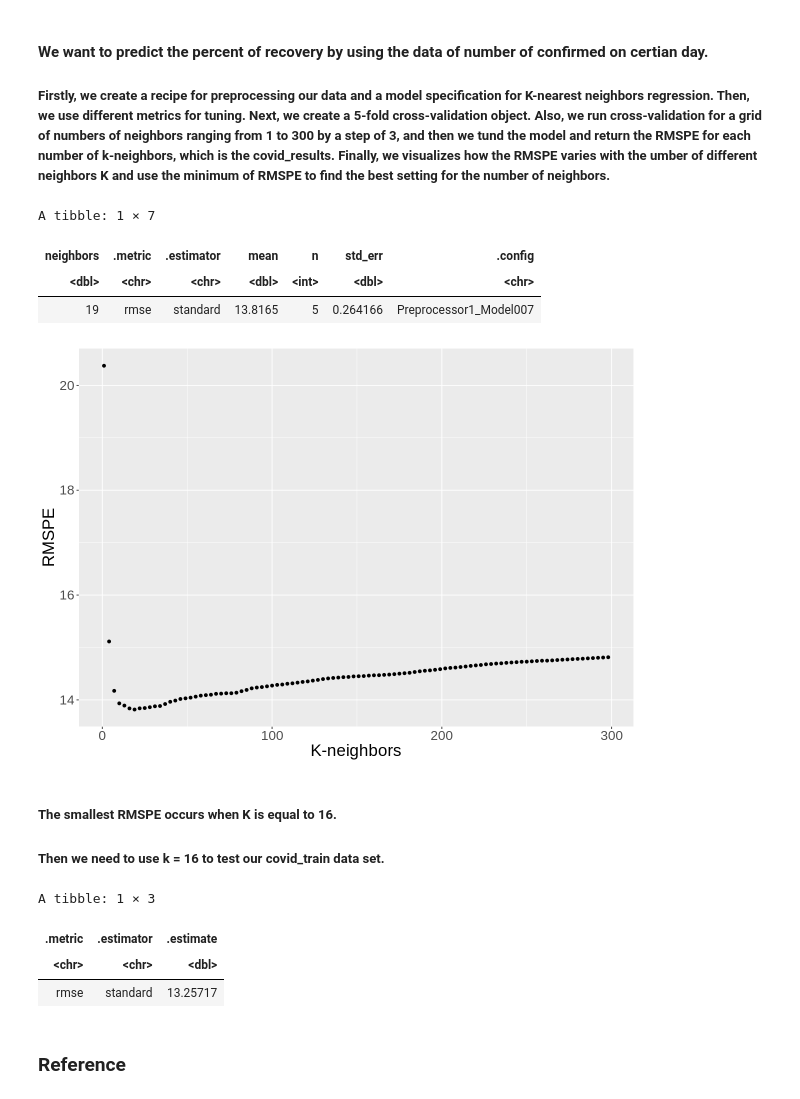
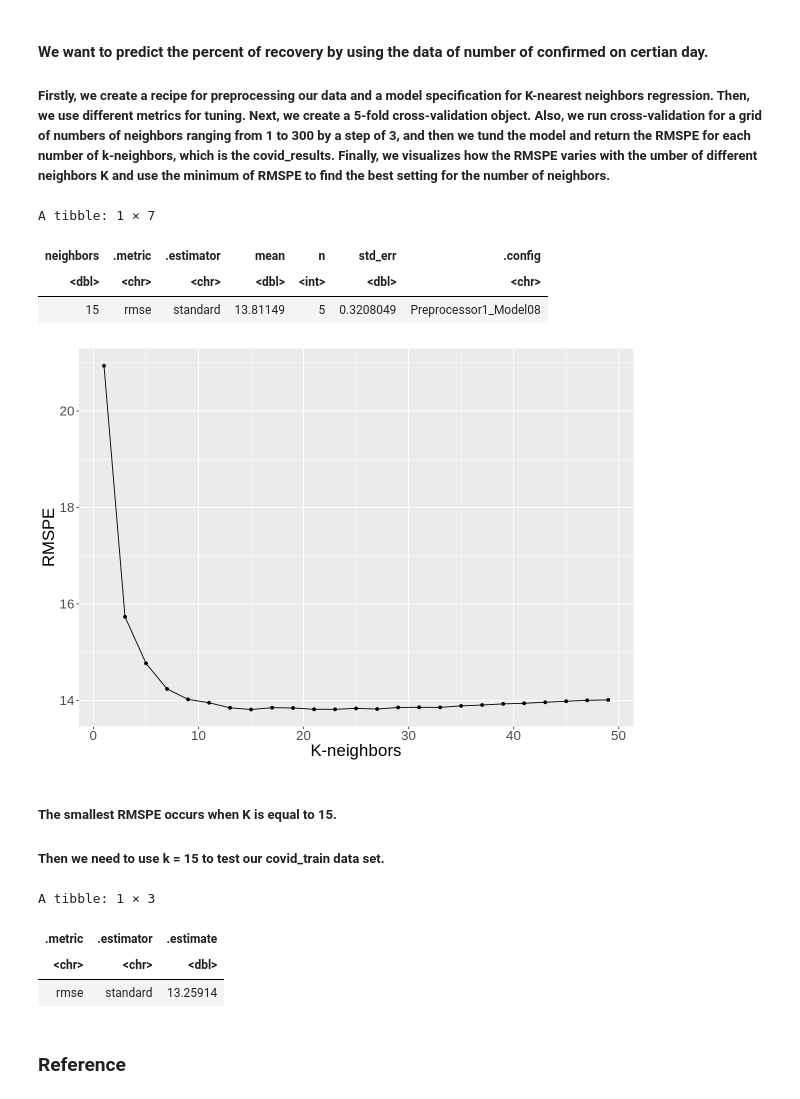
Before and after one commit to mikcblue7/dsci-100-project-group2, a Jupyter notebook: Group-2-Proposal.ipynb, the cells around one changed output. Drawn from its saved outputs; the diff is of its cells as text; code cells hidden in the pictures.

```diff
--- a/Group-2-Proposal.ipynb
+++ b/Group-2-Proposal.ipynb
@@ -137,12 +137,12 @@ A spec_tbl_df: 9762 × 40
 ##### You can see there are totally 40 colomns in our original data set. THERE ARE TOO MANY!
 ##### Next, we tidy our data, keeping only the columns we will use for our model, removing the missing data, and changing all of the data to the correct type by using as.numeric function.
 # %%
-# filtered original data into containing parameters that are needed for training the model. Parameters: province, date, number of confirmed cases, percent of recovered cases
+# filter the original data for parameters that are needed in model training
 filtered_covid <- covid |>
     mutate(province = prname) |>
-    select(province, date, numconf, percentrecover)
+    select(province, numconf, percentrecover)
 
-# Further filtering to remove missing data and inappropriate data
+# further filtering to remove missing data and inappropriate data
 removed_missing_covid <- filtered_covid |>
     filter(province != "Repatriated travellers") |>
     filter(province != "Canada", province != "Yukon",
@@ -150,21 +150,11 @@ removed_missing_covid <- filtered_covid |>
     filter(percentrecover != "NA")|>
     filter(percentrecover != "N/A")
 
-# formatting the percent of recovered cases into numeric values and organize the data by grouping by province
-organized_covid <- removed_missing_covid |>
+# organize the data and group by province
+tidy_covid <- removed_missing_covid |>
     mutate(percentrecover = as.numeric(percentrecover)) |>
     mutate(province = as.factor(province)) |>
     group_by(province)
 
-# splitting the date variable into year, month and day
-# removing variable day because it is not useful enough to capture information such as provincial COVID policies that are adjusted on monthly bases
-split_date_covid <- organized_covid |>
-separate(col = date, into = c("year","month","day"), sep = "-")
-
-tidy_covid <- split_date_covid|>
-    select(- day)|>
-    mutate(year = as.numeric(year))|>
-    mutate(month = as.numeric(month))
-
 tidy_covid
 # %% [output]
@@ -544,45 +543,46 @@ covid_spec_1 <- nearest_neighbor(weight_func = "rectangular",
 
 covid_vfold <- vfold_cv(covid_train, v = 5, strata = percentrecover)
 
 
 covid_wkflw <- workflow() |>
 add_recipe(covid_recipe) |>
 add_model(covid_spec_1)
 
-covid_vals <- tibble(neighbors = seq(from = 1, to = 300, by = 3))
+covid_vals <- tibble(neighbors = seq(from = 1, to = 50, by = 2))
 
 covid_results <- covid_wkflw |>
                 tune_grid(resamples = covid_vfold, grid = covid_vals) |>
                 collect_metrics() |>
                 filter(.metric == "rmse")
 
 options(repr.plot.width=10, repr.plot.height=7)
 
 visualization_for_choosing_k <- covid_results|>
                     ggplot(aes(x = neighbors, y = mean))+
                     geom_point()+
+                    geom_line() +
                     xlab('K-neighbors')+
                     ylab('RMSPE')+
                       theme(text = element_text(size=20))
 visualization_for_choosing_k
 covid_min <- covid_results |>
             filter(mean == min(mean))
 covid_min
 # %% [output]
 A tibble: 1 × 7
 | neighbors | .metric | .estimator | mean | n | std_err | .config |
 | <dbl> | <chr> | <chr> | <dbl> | <int> | <dbl> | <chr> |
-| 19 | rmse | standard | 13.8165 | 5 | 0.264166 | Preprocessor1_Model007 |
+| 15 | rmse | standard | 13.81149 | 5 | 0.3208049 | Preprocessor1_Model08 |
-[figure, old version]
+[figure, new version]
 # %% [markdown]
-##### The smallest RMSPE occurs when K is equal to 16.
-##### Then we need to use k = 16 to test our covid_train data set.
+##### The smallest RMSPE occurs when K is equal to 15.
+##### Then we need to use k = 15 to test our covid_train data set.
 # %%
 regr_recipe <- recipe(percentrecover ~ numconf, data = covid_train) |>
                 step_scale(all_predictors()) |>
 step_center(all_predictors())
 regr_spec <- nearest_neighbor(weight_func = "rectangular",
-                              neighbors = 16) |>
+                              neighbors = 15) |>
 set_engine("kknn") |>
 set_mode("regression")
 
@@ -606,7 +606,7 @@ regr_summary
 A tibble: 1 × 3
 | .metric | .estimator | .estimate |
 | <chr> | <chr> | <dbl> |
-| rmse | standard | 13.25717 |
+| rmse | standard | 13.25914 |
 # %% [markdown]
 ### Reference
 # %% [markdown]
```
Also changed, not shown: parts of 16 cells of this notebook.
